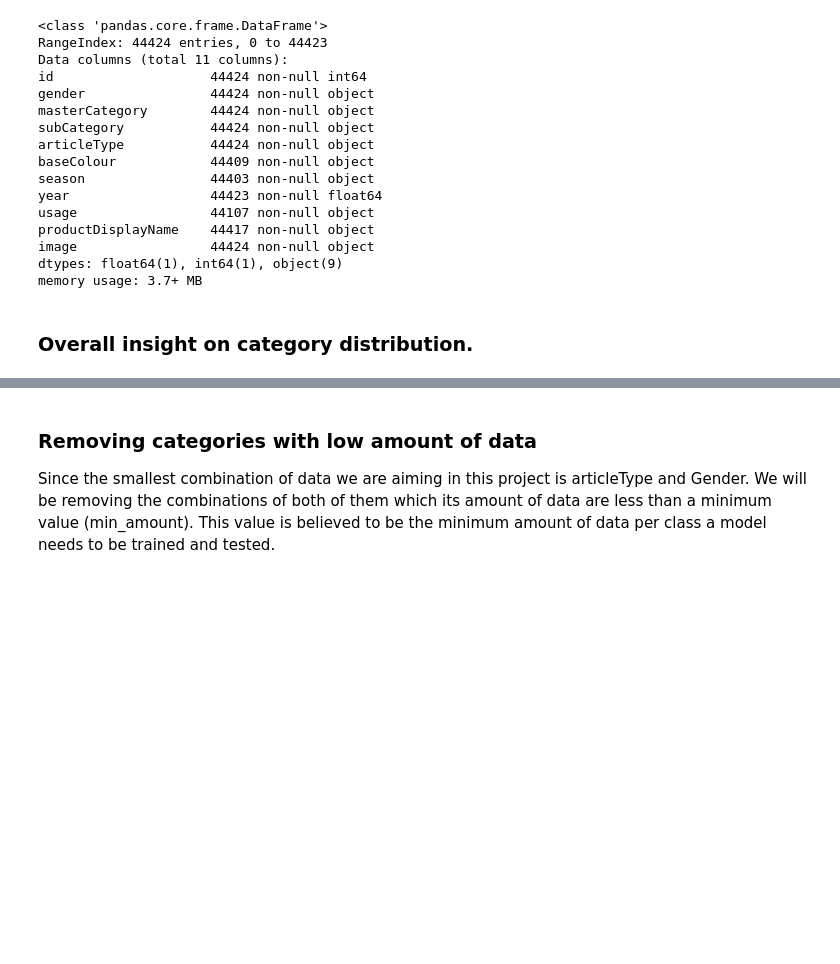
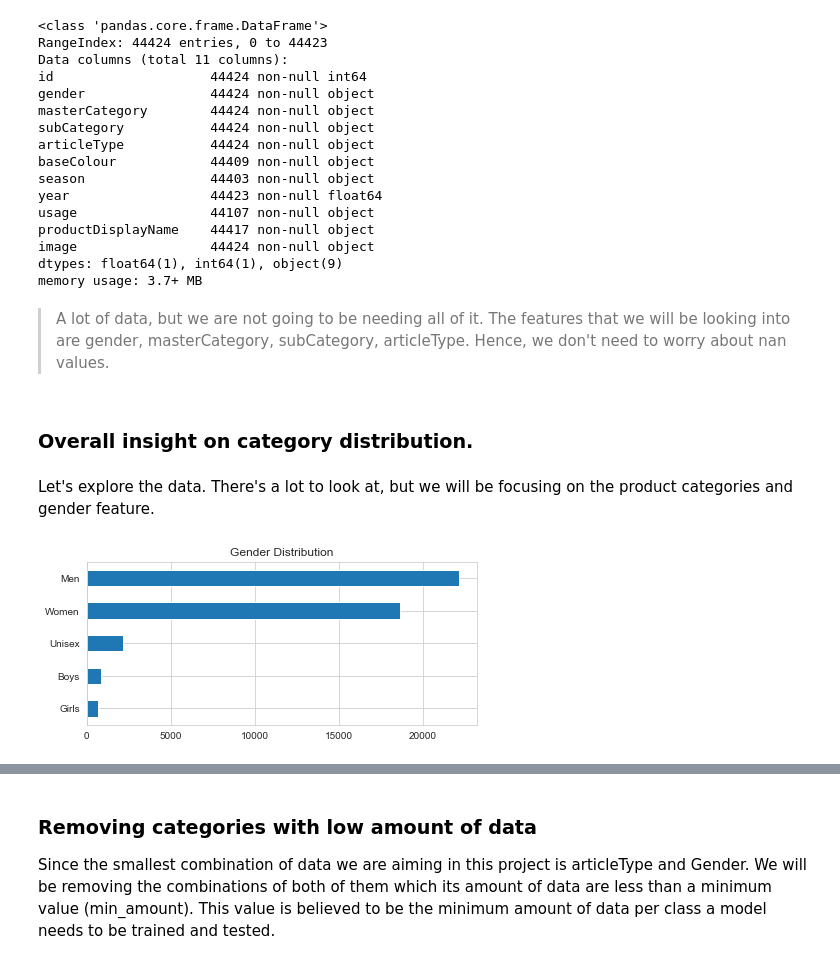
Before and after one commit to faizsyam/Fashion_Image_Prediction, a Jupyter notebook: 1 _ Fashion Products Images _ Preprocessing.ipynb, the cells around one changed output, grey strips where cells are left out. Saved outputs shown, nothing was run; the diff lists cells and outputs as text; code cells hidden in the pictures; blank space fills up the shorter version.

```diff
--- a/1 _ Fashion Products Images _ Preprocessing.ipynb
+++ b/1 _ Fashion Products Images _ Preprocessing.ipynb
@@ -58,5 +73,9 @@ productDisplayName    44417 non-null object
 image                 44424 non-null object
 dtypes: float64(1), int64(1), object(9)
 memory usage: 3.7+ MB
+# %% [markdown]
+> A lot of data, but we are not going to be needing all of it. The features that we will be looking into are gender, masterCategory, subCategory, articleType. Hence, we don't need to worry about nan values.
 # %% [markdown]
 ### Overall insight on category distribution.
+# %% [markdown]
+Let's explore the data. There's a lot to look at, but we will be focusing on the product categories and gender feature.
@@ -63 +88,9 @@ memory usage: 3.7+ MB
+# %%
+sns.set_style('whitegrid')
+plt.figure(figsize=(7,3))
+df.gender.value_counts().sort_values().plot(kind='barh')
+plt.title("Gender Distribution")
+plt.show()
+# %% [output]
+[figure, added]
 # %%
```
Also changed, not shown: parts of 26 cells of this notebook, 14 other files.
